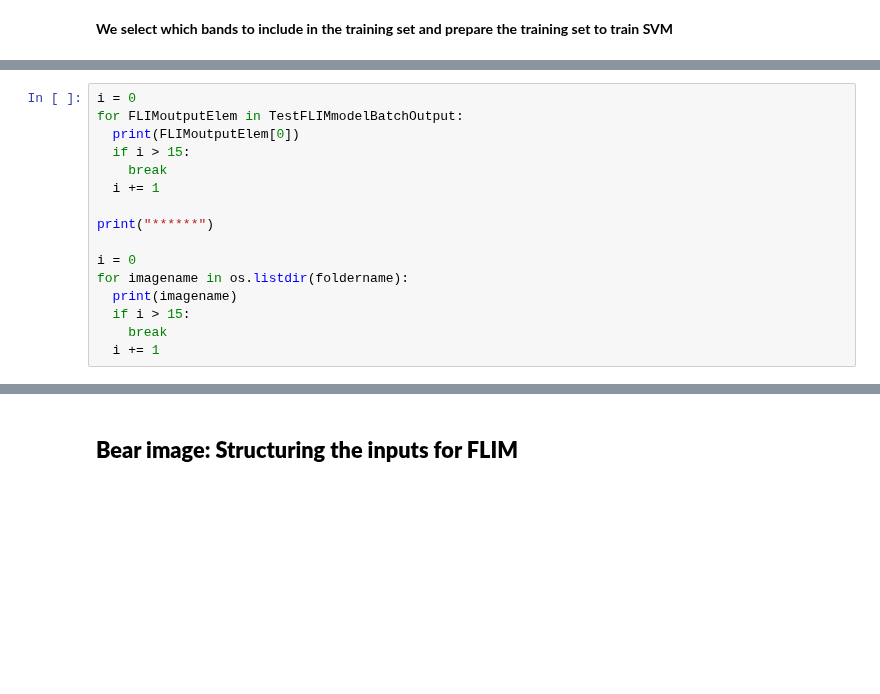
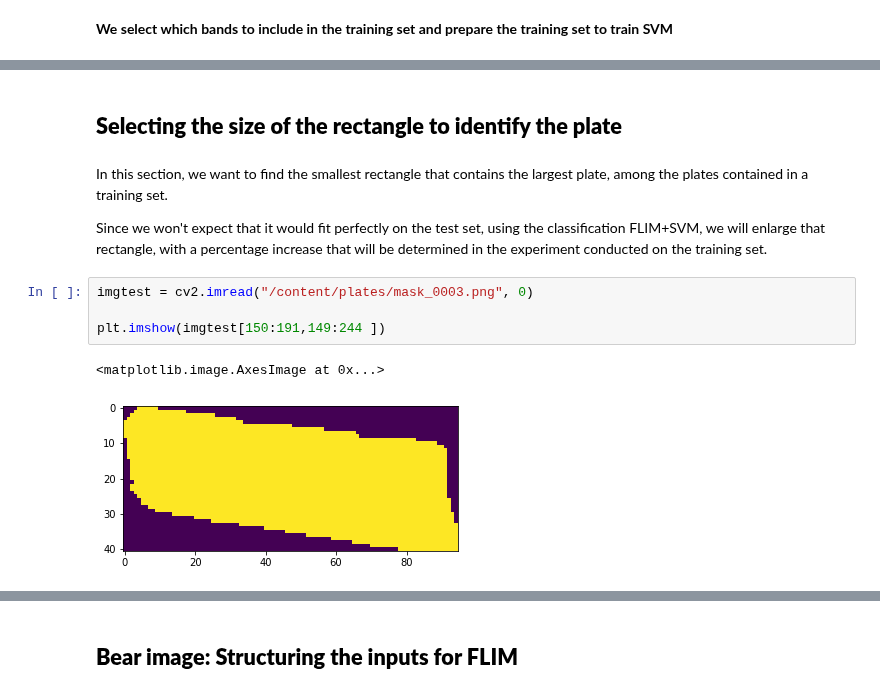
Before and after one commit to aissahm/image_analysis, a Jupyter notebook: FLIM_experiment.ipynb, the cells around one changed output, grey strips where cells are left out. Drawn from its saved outputs; the diff is of its cells as text; blank space fills up the shorter version.

```diff
--- a/FLIM_experiment.ipynb
+++ b/FLIM_experiment.ipynb
@@ -906,16 +1001,13 @@ Accuracy: 0.7327505463627849
-# %%
-i = 0
-for FLIMoutputElem in TestFLIMmodelBatchOutput:
-  print(FLIMoutputElem[0])
-  if i > 15:
-    break
-  i += 1
-
-print("******")
-
-i = 0
-for imagename in os.listdir(foldername):
-  print(imagename)
-  if i > 15:
-    break
-  i += 1
+# %% [markdown]
+## **Selecting the size of the rectangle to identify the plate**
+# %% [markdown]
+In this section, we want to find the smallest rectangle that contains the largest plate, among the plates contained in a training set.
+
+Since we won't expect that it would fit perfectly on the test set, using the classification FLIM+SVM, we will enlarge that rectangle, with a percentage increase that will be determined in the experiment conducted on the training set.
+# %%
+imgtest = cv2.imread("/content/plates/mask_0003.png", 0)
+
+plt.imshow(imgtest[150:191,149:244 ])
+# %% [output]
+<matplotlib.image.AxesImage at 0x...>
+[figure, added]
```
Also changed, not shown: parts of 15 cells of this notebook.
